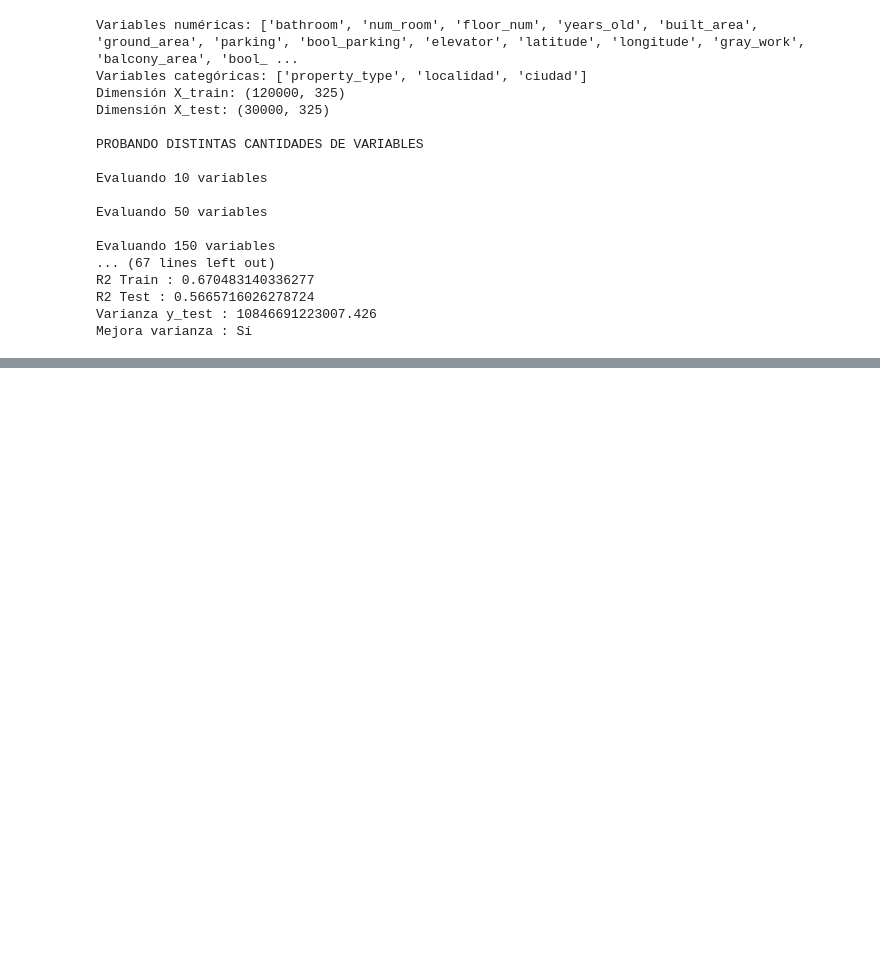
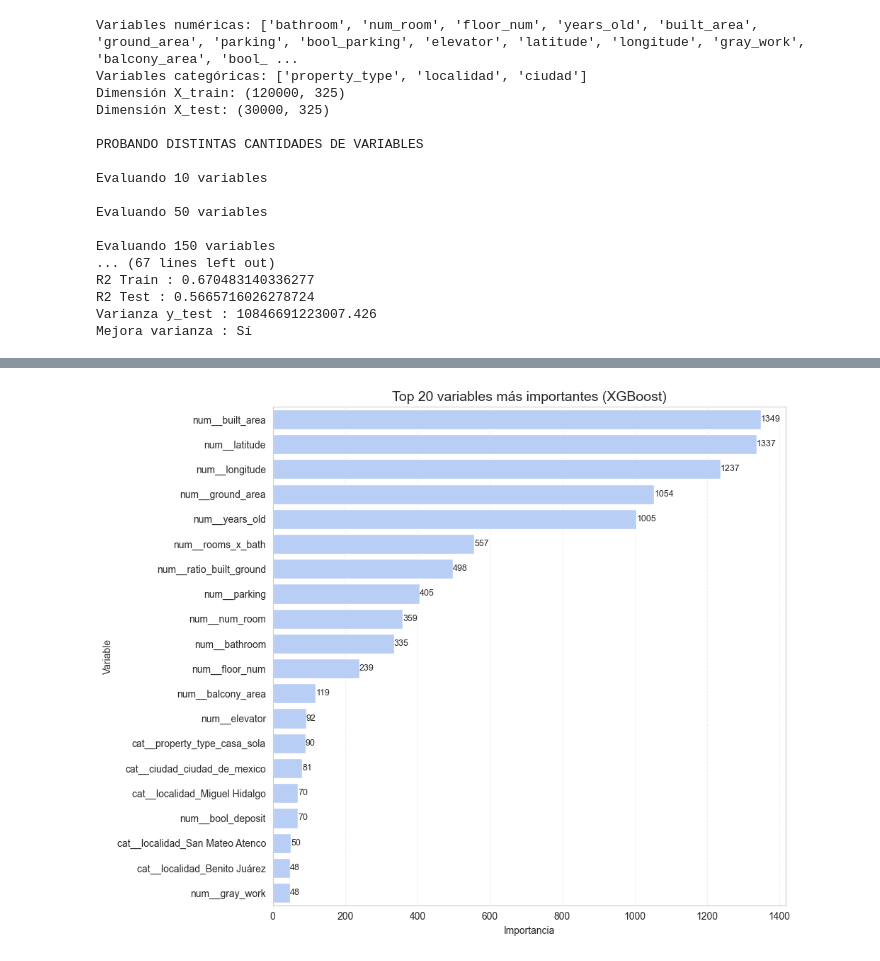
Before and after one commit to Marcocruz88/Proyecto, a Jupyter notebook: EDA.ipynb, the cells around one changed output, grey strips where cells are left out. Cells and saved outputs as stored; diff of their text form; code cells hidden in the pictures; blank space fills up the shorter version.

```diff
--- a/EDA.ipynb
+++ b/EDA.ipynb
@@ -1988,0 +2072,31 @@ Mejora varianza : Sí
+# %%
+importance_df = pd.DataFrame({
+    'Variable': selected_features,
+    'Importancia': best_lgbm.feature_importances_
+}).sort_values('Importancia', ascending=False)
+# top 20 variables
+top20 = importance_df.head(20)
+
+plt.figure(figsize=(10,8))
+
+ax = sns.barplot(
+    data=top20,
+    x="Importancia",
+    y="Variable",
+    color="#AFCBFF"
+)
+
+# añadir valores en las barras
+for i, v in enumerate(top20["Importancia"]):
+    ax.text(v, i, f"{v:}", va='center', fontsize=9)
+
+plt.title("Top 20 variables más importantes (XGBoost)", fontsize=14)
+plt.xlabel("Importancia")
+plt.ylabel("Variable")
+
+plt.grid(axis="x", linestyle="--", alpha=0.3)
+
+plt.tight_layout()
+plt.show()
+# %% [output]
+[figure, added]
```
Also changed, not shown: parts of 5 cells of this notebook, 4 other files.
